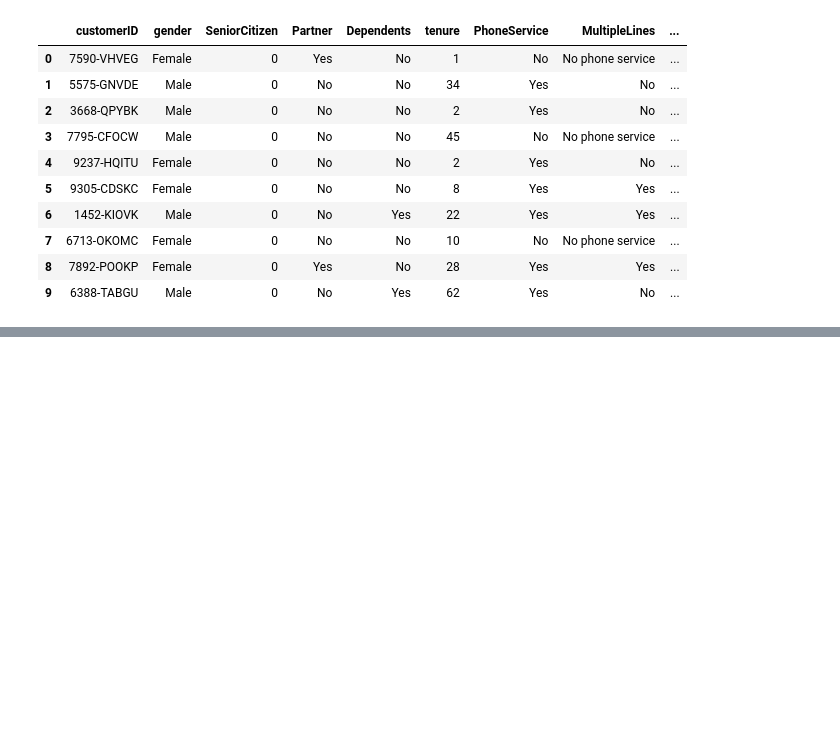
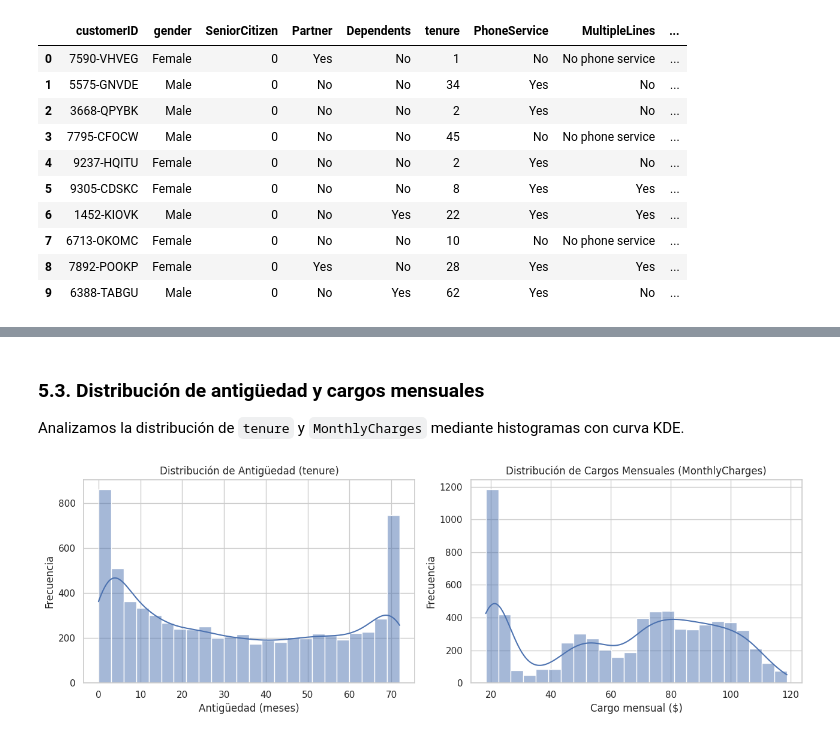
Before and after one commit to Lujan-84/TPI-Analisis-de-Datos, a Jupyter notebook: notebooks/TPI_Analisis_de_Datos.ipynb, the cells around one changed output, grey strips where cells are left out. Saved outputs shown, nothing was run; the diff lists cells and outputs as text; code cells hidden in the pictures; blank space fills up the shorter version.

```diff
--- a/notebooks/TPI_Analisis_de_Datos.ipynb
+++ b/notebooks/TPI_Analisis_de_Datos.ipynb
@@ -156,0 +605,20 @@ Esta estructura formal permite garantizar la consistencia de los datos y facilit
+# %% [markdown]
+### **5.3**. Distribución de antigüedad y cargos mensuales
+Analizamos la distribución de `tenure` y `MonthlyCharges` mediante histogramas con curva KDE.
+# %%
+fig, axes = plt.subplots(1, 2, figsize=(13, 4.5))
+
+sns.histplot(df_analisis["tenure"], kde=True, bins=24, ax=axes[0])
+axes[0].set_title("Distribución de Antigüedad (tenure)")
+axes[0].set_xlabel("Antigüedad (meses)")
+axes[0].set_ylabel("Frecuencia")
+
+sns.histplot(df_analisis["MonthlyCharges"], kde=True, bins=24, ax=axes[1])
+axes[1].set_title("Distribución de Cargos Mensuales (MonthlyCharges)")
+axes[1].set_xlabel("Cargo mensual ($)")
+axes[1].set_ylabel("Frecuencia")
+
+plt.tight_layout()
+plt.show()
+# %% [output]
+[figure, added]
```
Also changed, not shown: parts of 67 cells of this notebook.
